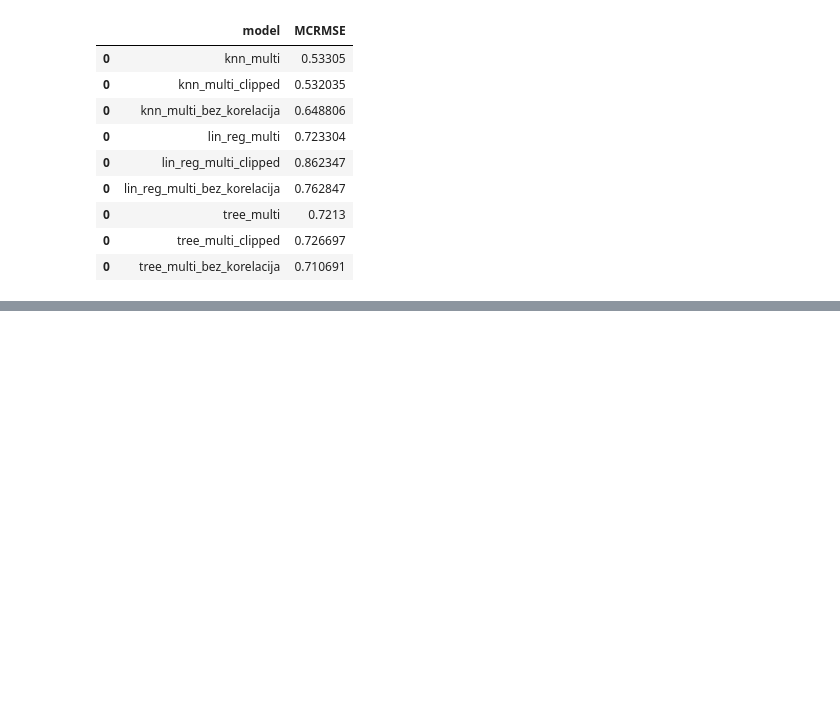
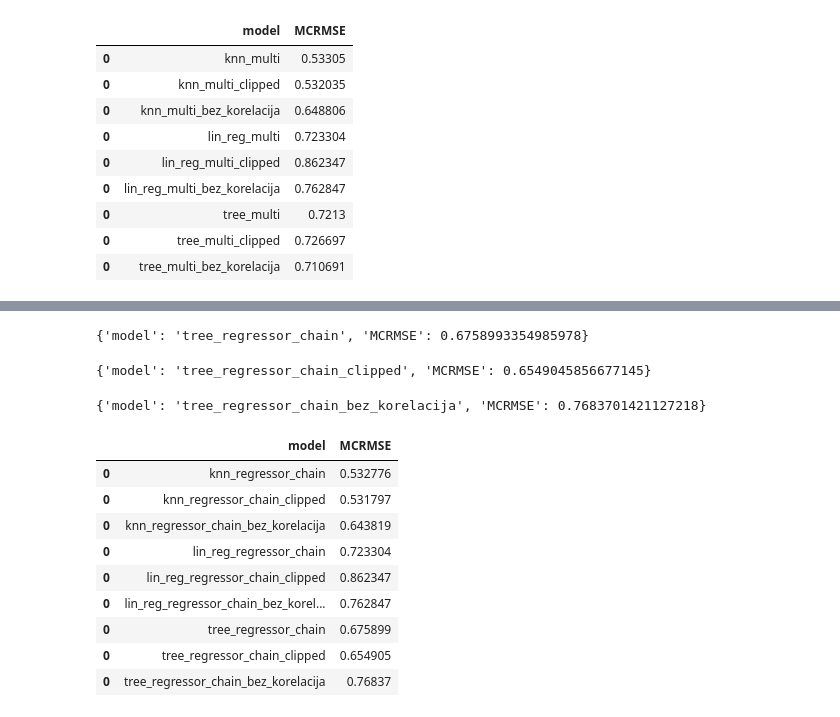
Before and after one commit to os20210224/mud2d2, a Jupyter notebook: notebook.ipynb, the cells around one changed output, grey strips where cells are left out. Cells and saved outputs as stored; diff of their text form; code cells hidden in the pictures; blank space fills up the shorter version.

Commit message:
Dodat Regressor chain

```diff
--- a/notebook.ipynb
+++ b/notebook.ipynb
@@ -854,0 +973,39 @@ metrics_multiple
+# %%
+row_reg_chain = druga_funkcija(grid_tree_reg_chain,X, Y, test_tree_reg_chain, "tree_regressor_chain")
+print(row_reg_chain)
+metrics_reg_chain=pd.concat([metrics_reg_chain, pd.DataFrame([row_reg_chain])])
+# %% [output]
+{'model': 'tree_regressor_chain', 'MCRMSE': 0.6758993354985978}
+# %%
+test_tree_reg_chain_clipped = sorted_test.copy()
+test_tree_reg_chain_clipped['Depth'] = test_tree_reg_chain_clipped['Depth'].replace({'Topsoil' : 0 , 'Subsoil' : 1})
+test_tree_reg_chain_clipped = test_tree_reg_chain_clipped.drop(correlated_columns, axis=1)
+# %%
+row_reg_chain = druga_funkcija(grid_tree_reg_chain, X_clipped , Y_clipped , test_tree_reg_chain_clipped, "tree_regressor_chain_clipped")
+print(row_reg_chain)
+metrics_reg_chain=pd.concat([metrics_reg_chain, pd.DataFrame([row_reg_chain])])
+# %% [output]
+{'model': 'tree_regressor_chain_clipped', 'MCRMSE': 0.6549045856677145}
+# %%
+test_tree_reg_chain_bk = sorted_test.copy()
+test_tree_reg_chain_bk['Depth'] = test_tree_reg_chain_bk['Depth'].replace({'Topsoil' : 0 , 'Subsoil' : 1})
+test_tree_reg_chain_bk = test_tree_reg_chain_bk.drop(correlated_columns, axis=1)
+# %%
+row_reg_chain = druga_funkcija(grid_tree_reg_chain, X_bez_korelacija , Y_bez_korelacija , test_tree_reg_chain_bk, "tree_regressor_chain_bez_korelacija")
+print(row_reg_chain)
+metrics_reg_chain=pd.concat([metrics_reg_chain, pd.DataFrame([row_reg_chain])])
+# %% [output]
+{'model': 'tree_regressor_chain_bez_korelacija', 'MCRMSE': 0.7683701421127218}
+# %%
+metrics_reg_chain
+# %% [output]
+|  | model | MCRMSE |
+| 0 | knn_regressor_chain | 0.532776 |
+| 0 | knn_regressor_chain_clipped | 0.531797 |
+| 0 | knn_regressor_chain_bez_korelacija | 0.643819 |
+| 0 | lin_reg_regressor_chain | 0.723304 |
+| 0 | lin_reg_regressor_chain_clipped | 0.862347 |
+| 0 | lin_reg_regressor_chain_bez_korel... | 0.762847 |
+| 0 | tree_regressor_chain | 0.675899 |
+| 0 | tree_regressor_chain_clipped | 0.654905 |
+| 0 | tree_regressor_chain_bez_korelacija | 0.76837 |
```
Also changed, not shown: parts of 26 cells of this notebook, 17 other files.
